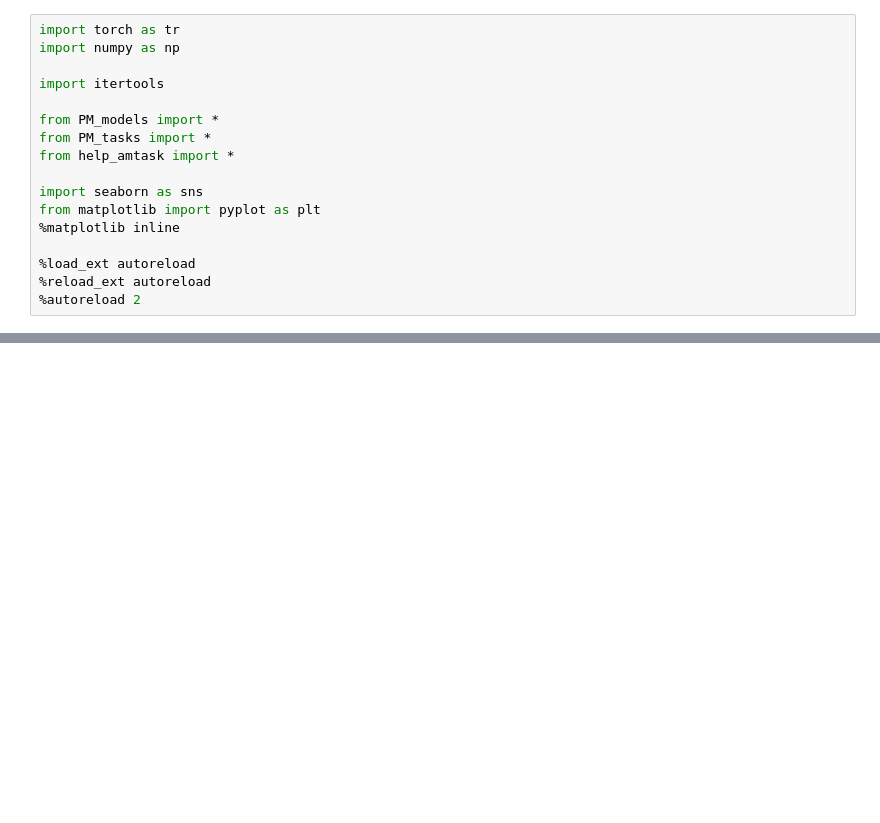
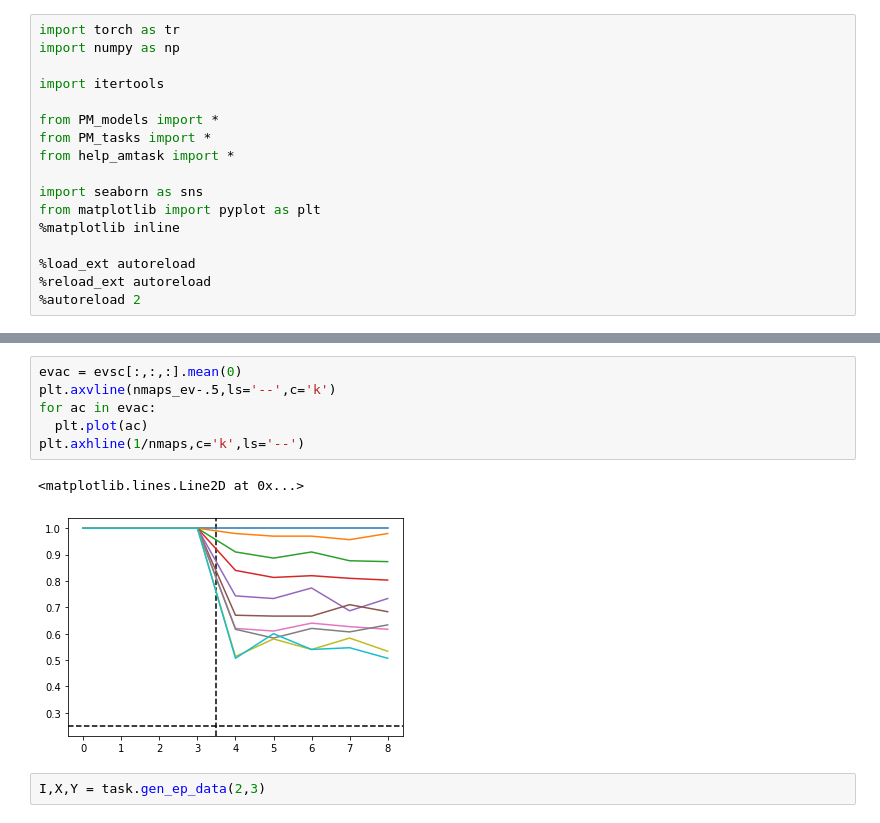
Before and after one commit to andrebeu/PM, a Jupyter notebook: amtask-pieval-generalization.ipynb, the cells around one changed output, grey strips where cells are left out. Cells and saved outputs as stored; diff of their text form; blank space fills up the shorter version.

```diff
--- a/amtask-pieval-generalization.ipynb
+++ b/amtask-pieval-generalization.ipynb
@@ -74,0 +75,11 @@ def load_net():
+# %%
+evac = evsc[:,:,:].mean(0)
+plt.axvline(nmaps_ev-.5,ls='--',c='k')
+for ac in evac:
+  plt.plot(ac)
+plt.axhline(1/nmaps,c='k',ls='--')
+# %% [output]
+<matplotlib.lines.Line2D at 0x...>
+[figure, added]
+# %%
+I,X,Y = task.gen_ep_data(2,3)
```
Also changed, not shown: parts of 9 cells of this notebook, 9 other files.
